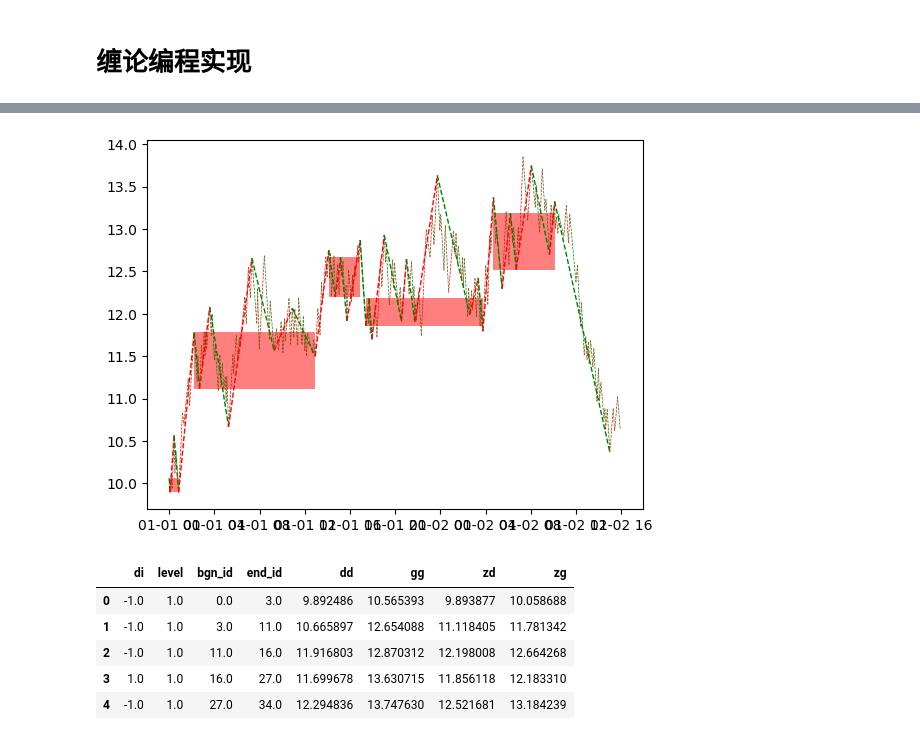
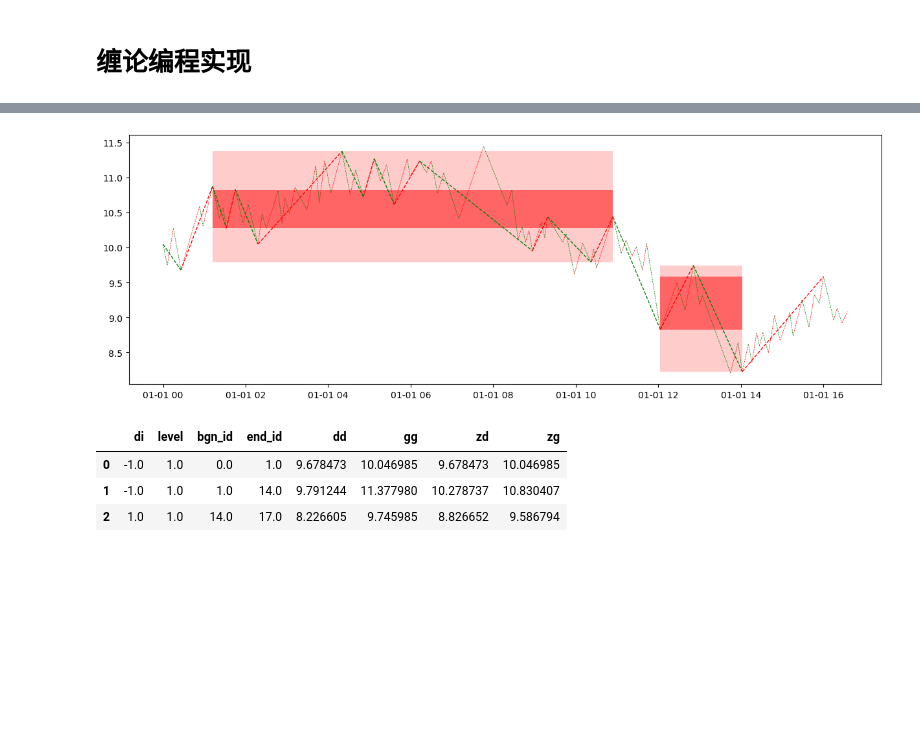
Before and after one commit to xitongsys/notes, a Jupyter notebook: finance/chanlun/example.ipynb, the cells around one changed output, grey strips where cells are left out. Saved outputs shown, nothing was run; the diff lists cells and outputs as text; code cells hidden in the pictures; blank space fills up the shorter version.

```diff
--- a/finance/chanlun/example.ipynb
+++ b/finance/chanlun/example.ipynb
@@ -10,7 +10,7 @@ import matplotlib.pyplot as plt
 from mplfinance.original_flavor import candlestick_ohlc,candlestick2_ohlc
 from matplotlib.patches import Rectangle
 
-N = 2400
+N = 1000
 px = (1+ np.cumsum(np.random.normal(0, 0.0015, 20 * N))) * 10
 px = pd.Series(px)
 opn = px.groupby(px.index // 20).first()
@@ -24,6 +24,6 @@ ts = pd.Series([datetime(2010,1,1) + i*timedelta(minutes=1) for i in range(N)])
 df_kline = pd.concat([ids.rename('id'), ts.rename('time'), opn.rename('open'), hgh.rename('high'), low.rename('low'), cls.rename('close')], axis=1)
 
 # plot
-fig,ax = plt.subplots()
+fig,ax = plt.subplots(figsize=(15,5))
 _ = candlestick2_ohlc(ax, df_kline.open, df_kline.high, df_kline.low, df_kline.close)
 # %% [output]
@@ -144,7 +144,7 @@ df_bi = pd.DataFrame(data=bis, columns=['di', 'id0','id1','t0','t1','px0','px1']
 
 
 # plot
-fig,ax = plt.subplots()
+fig,ax = plt.subplots(figsize=(15,5))
 #_ = candlestick_ohlc(ax, df_ckline.values)
 
 for di,id0,id1,t0,t1,px0,px1 in df_bi.values:
@@ -335,7 +335,7 @@ df_seg = pd.DataFrame(data=segs, columns=['di','id0','id1','t0','t1','px0','px1'
 
 
 # plot
-fig,ax = plt.subplots()
+fig,ax = plt.subplots(figsize=(15,5))
 #_ = candlestick_ohlc(ax, df_ckline.values)
 
 # plot 笔
@@ -443,39 +443,37 @@ for i in range(len(df_seg)):
 
 # 中枢 ['di','bgn_sid','end_sid,'dd','gg','zd','zg','level','merge_count']
 df_zs = pd.concat(map(lambda zs:zs.to_series(),zss),axis=1).T
 
 
 
 # plot
-fig,ax = plt.subplots()
+fig,ax = plt.subplots(figsize=(15,5))
 #_ = candlestick_ohlc(ax, df_ckline.values)
 
 # plot 笔
 for di,id0,id1,t0,t1,px0,px1 in df_bi.values:
     _ = ax.plot([t0,t1],[px0,px1],'--',color=['','r','g'][int(di)], linewidth=0.5, alpha=1)
 
 # plot 线段
 for di,id0,id1,t0,t1,px0,px1 in df_seg.values:
     _ = ax.plot([t0,t1],[px0,px1],'--',color=['','r','g'][int(di)], linewidth=1, alpha=1)
 
 # plot 中枢
 level_colors = ['','red','orange','y','g','b']
 for di,level,bgn_id,end_id,dd,gg,zd,zg in df_zs.values:
     t0 = df_seg.loc[bgn_id].t1
     t1 = df_seg.loc[end_id].t0
-    ax.add_patch(Rectangle((t0, dd), t1-t0, gg-dd, facecolor=level_colors[int(level)], alpha=0.))
+    ax.add_patch(Rectangle((t0, dd), t1-t0, gg-dd, facecolor=level_colors[int(level)], alpha=0.2))
     ax.add_patch(Rectangle((t0, zd), t1-t0, zg-zd, facecolor=level_colors[int(level)], alpha=0.5))
 
 
 
 plt.show()
 
 df_zs
 # %% [output]
-[figure, old version]
+[figure, new version]
 |  | di | level | bgn_id | end_id | dd | gg | zd | zg |
-| 0 | -1.0 | 1.0 | 0.0 | 3.0 | 9.892486 | 10.565393 | 9.893877 | 10.058688 |
-| 1 | -1.0 | 1.0 | 3.0 | 11.0 | 10.665897 | 12.654088 | 11.118405 | 11.781342 |
-| 2 | -1.0 | 1.0 | 11.0 | 16.0 | 11.916803 | 12.870312 | 12.198008 | 12.664268 |
-| 3 | 1.0 | 1.0 | 16.0 | 27.0 | 11.699678 | 13.630715 | 11.856118 | 12.183310 |
-| 4 | -1.0 | 1.0 | 27.0 | 34.0 | 12.294836 | 13.747630 | 12.521681 | 13.184239 |
+| 0 | -1.0 | 1.0 | 0.0 | 1.0 | 9.678473 | 10.046985 | 9.678473 | 10.046985 |
+| 1 | -1.0 | 1.0 | 1.0 | 14.0 | 9.791244 | 11.377980 | 10.278737 | 10.830407 |
+| 2 | 1.0 | 1.0 | 14.0 | 17.0 | 8.226605 | 9.745985 | 8.826652 | 9.586794 |
```
Also changed, not shown: parts of 5 cells of this notebook.
